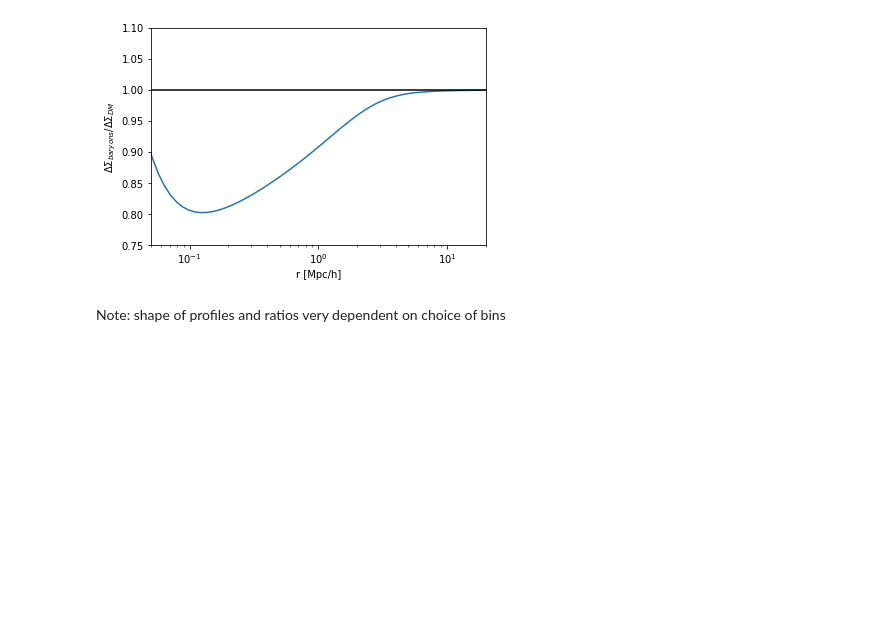
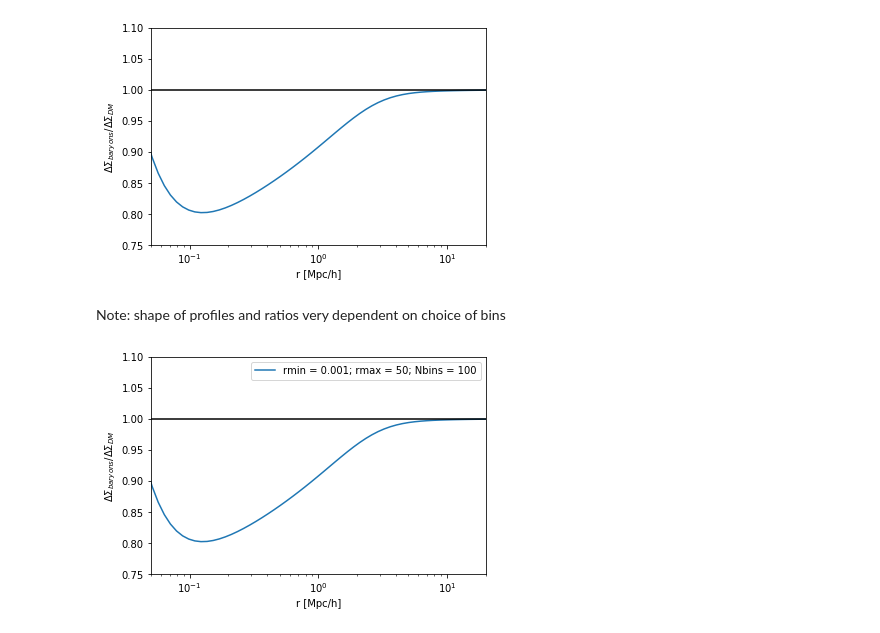
Before and after one commit to f-ardila/baryonic_effects, a Jupyter notebook: make_profiles_test.ipynb, the cells around one changed output. Cells and saved outputs as stored; diff of their text form; code cells hidden in the pictures; blank space fills up the shorter version.

```diff
--- a/make_profiles_test.ipynb
+++ b/make_profiles_test.ipynb
@@ -113,3 +113,28 @@ plt.show()
 [figure]
 # %% [markdown]
 Note: shape of profiles and ratios very dependent on choice of bins
+# %%
+def ratio_given_rbin(rbin, label):
+    cosmo_corr = splev(rbin,corr_tck)
+    frac, dens, mass = bfc.profiles(rbin,Mv,cv,Mc,mu,thej,cosmo_corr,cosmo_bias,par)
+    deltaSigmaDMB, deltaSigmaDMO, ratio = DeltaSigmas_from_density_profile(rbin,dens)
+    plt.semilogx(rbin, ratio, label=label)
+# %%
+N_rbin = 100
+rmin = 0.001
+rmax = 50
+
+rbin = np.logspace(np.log10(rmin),np.log10(rmax),N_rbin,base=10)
+label = 'rmin = {0}; rmax = {1}; Nbins = {2}'.format(rmin, rmax, N_rbin)
+
+ratio_given_rbin(rbin, label)
+
+plt.axhline(1, color='k')
+plt.xlabel('r [Mpc/h]')
+plt.ylabel(r'$\Delta \Sigma_{baryons} / \Delta \Sigma_{DM}$')
+plt.ylim([0.75,1.1])
+plt.xlim([0.05,20])
+plt.legend()
+plt.show()
+# %% [output]
+[figure, added]
```
Also changed, not shown: parts of 8 cells of this notebook.
